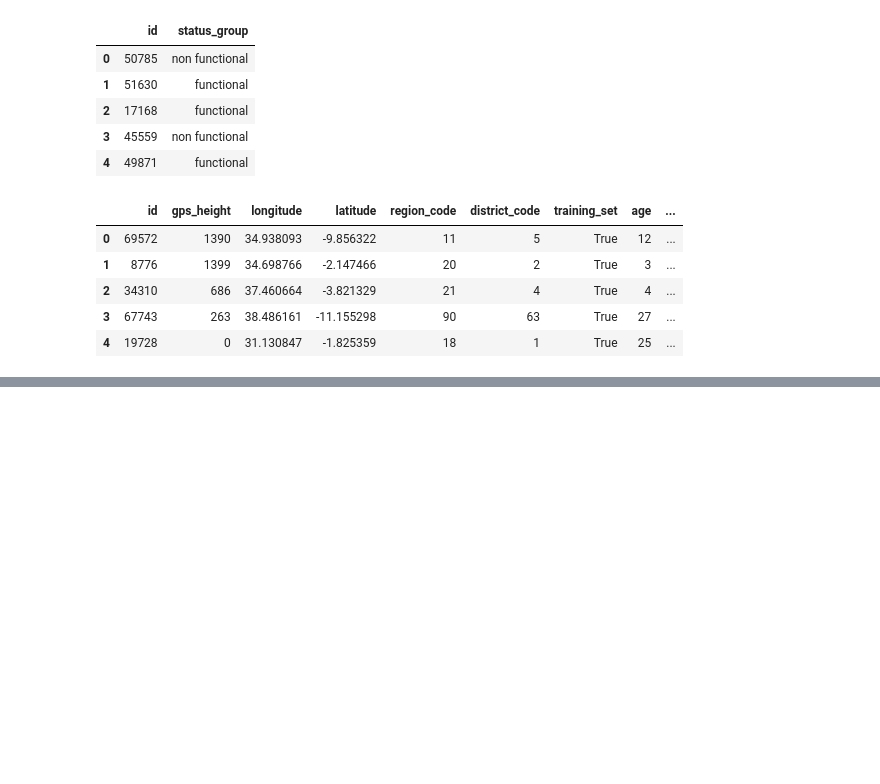
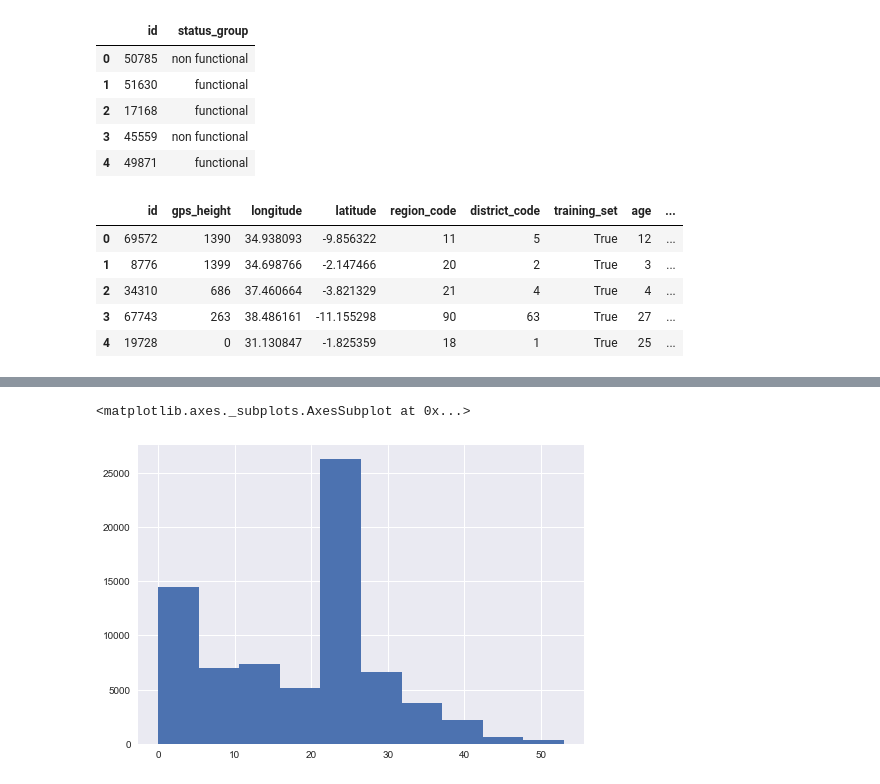
Before and after one commit to Captmoonshot/kaggle_waterpumps_2, a Jupyter notebook: final_model_2.ipynb, the cells around one changed output, grey strips where cells are left out. Cells and saved outputs as stored; diff of their text form; code cells hidden in the pictures; blank space fills up the shorter version.

```diff
--- a/final_model_2.ipynb
+++ b/final_model_2.ipynb
@@ -936,0 +1006,3 @@ df_full.head()
+# %%
+region_code_cat = pd.qcut(df_full['region_code'], 3)
+region_code_cat.value_counts(normalize=True)
@@ -936,0 +1014,12 @@ df_full.head()
+# %%
+region_cat = []
+
+for row in region_code_cat:
+    if row == '(0.999, 10.0]':
+        region_cat.append('low_region')
+    elif row == '(10.0, 16.0]':
+        region_cat.append('medium_region')
+    else:
+        region_cat.append('high_region')
+
+df_full['region_code_cat'] = region_cat
@@ -936,0 +1055,3 @@ df_full.head()
+# %%
+district_code_cat = pd.qcut(df_full['district_code'], 3)
+district_code_cat.value_counts(normalize=True)
@@ -936,0 +1063,12 @@ df_full.head()
+# %%
+district_cat = []
+
+for row in district_code_cat:
+    if row == '(-0.001, 2.0]':
+        district_cat.append('low_district')
+    elif row == '(2.0, 4.0]':
+        district_cat.append('medium_district')
+    else:
+        district_cat.append('high_district')
+
+df_full['district_code_cat'] = district_cat
@@ -936,0 +1084,5 @@ df_full.head()
+# %%
+df_full['age'].hist()
+# %% [output]
+<matplotlib.axes._subplots.AxesSubplot at 0x...>
+[figure, added]
```
Also changed, not shown: parts of 46 cells of this notebook, 2 other files.
